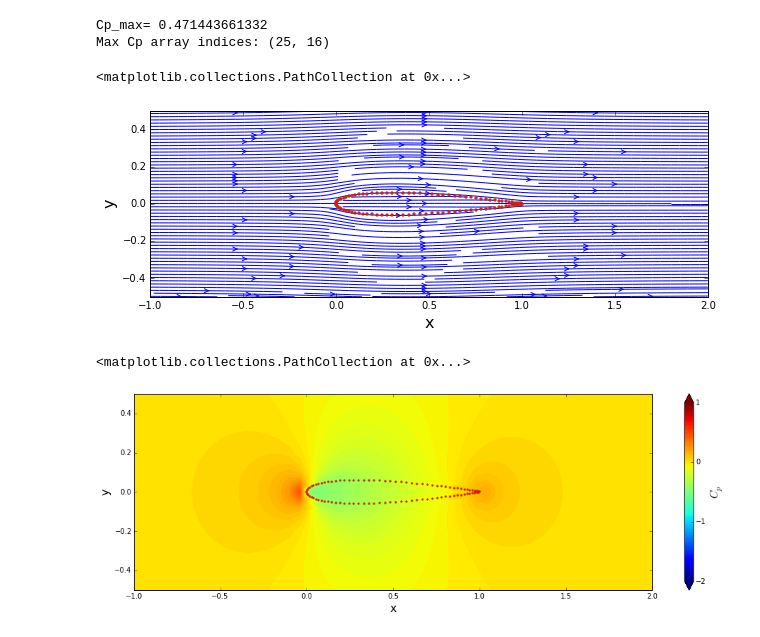
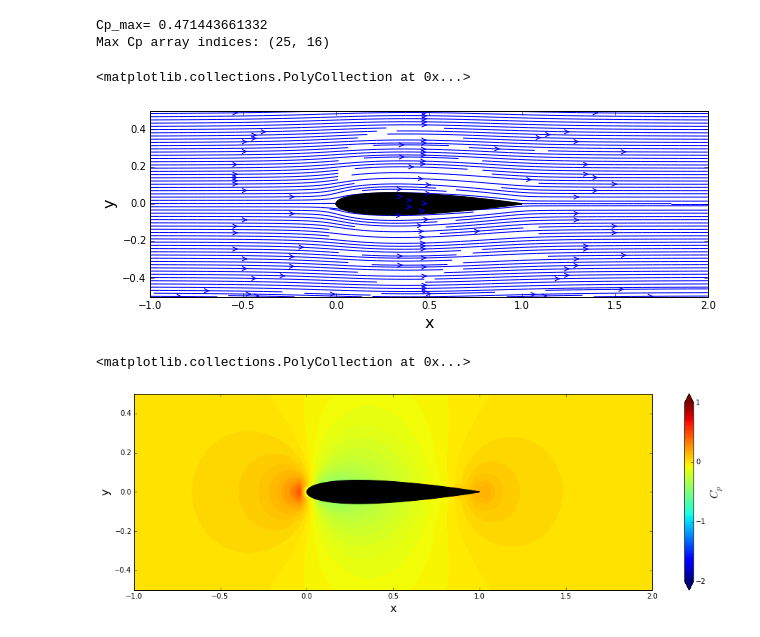
Before and after one commit to mglasstone/MAE6226, a Jupyter notebook: Lesson03-Assignment.ipynb, the cells around one changed output. Cells and saved outputs as stored; diff of their text form; code cells hidden in the pictures.

```diff
--- a/Lesson03-Assignment.ipynb
+++ b/Lesson03-Assignment.ipynb
@@ -106,18 +106,18 @@ Max Cp array indices: (25, 16)
 # %%
 %matplotlib inline
 
 # plots the streamlines
 size = 10
 pyplot.figure(figsize=(size, (y_end-y_start)/(x_end-x_start)*size))
 pyplot.xlabel('x', fontsize=16)
 pyplot.ylabel('y', fontsize=16)
 pyplot.xlim(x_start, x_end)
 pyplot.ylim(y_start, y_end)
 pyplot.streamplot(X, Y, u, v, density=2, linewidth=1, arrowsize=1, arrowstyle='->')
-pyplot.scatter(NACA_x, NACA_y, color='#CD2305', s=5, marker='o')
+pyplot.fill_between(NACA_x, NACA_y, color='k')
 # %% [output]
-<matplotlib.collections.PathCollection at 0x...>
+<matplotlib.collections.PolyCollection at 0x...>
-[figure, old version]
+[figure, new version]
 # %%
 # plots the pressure coefficient field
 size = 15
@@ -130,7 +130,8 @@ contf = pyplot.contourf(X, Y, cp, levels=numpy.linspace(-2.0, 1.0, 100), extend=
 cbar = pyplot.colorbar(contf)
 cbar.set_label('$C_p$', fontsize=16)
 cbar.set_ticks([-2.0, -1.0, 0.0, 1.0])
-pyplot.scatter(NACA_x, NACA_y, color='#CD2305', s=5, marker='o')
+#pyplot.scatter(NACA_x, NACA_y, color='#CD2305', s=5, marker='o')
+pyplot.fill_between(NACA_x,NACA_y, color='k')
 # %% [output]
-<matplotlib.collections.PathCollection at 0x...>
+<matplotlib.collections.PolyCollection at 0x...>
-[figure, old version]
+[figure, new version]
```
Also changed, not shown: 2 other files.
